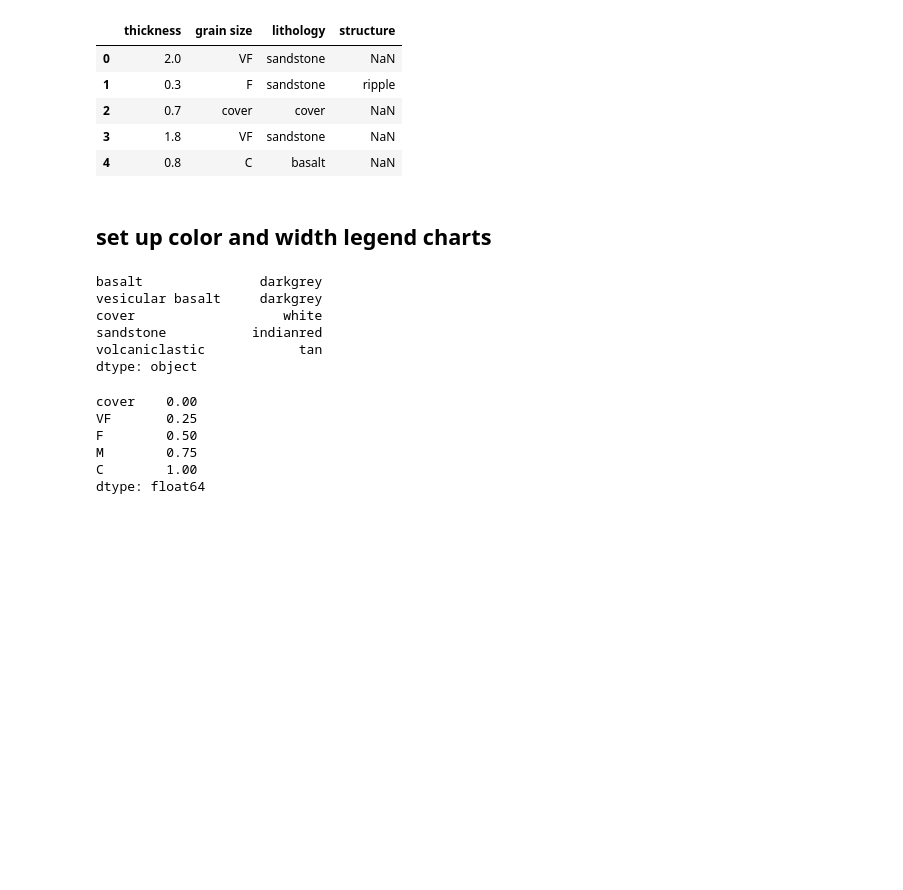
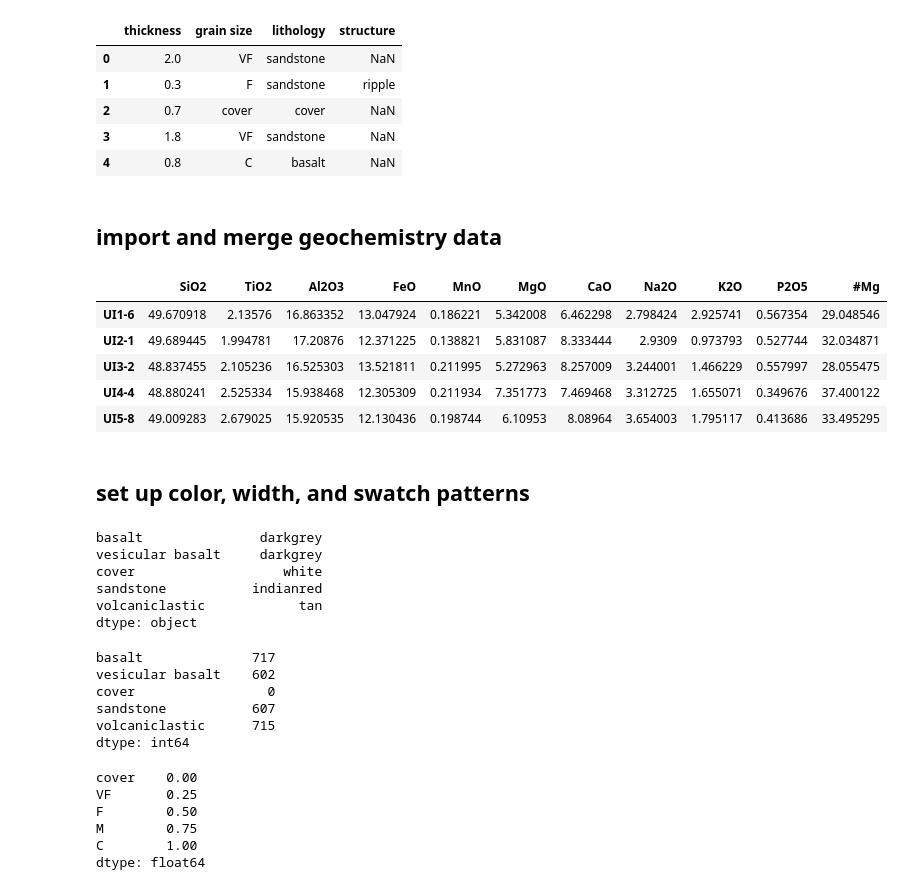
Before and after one commit to Swanson-Hysell-Group/2024_SWLLIP, a Jupyter notebook: code/Cardenas_strat.ipynb, the cells around one changed output. Cells and saved outputs as stored; diff of their text form; code cells hidden in the pictures; blank space fills up the shorter version.

```diff
--- a/code/Cardenas_strat.ipynb
+++ b/code/Cardenas_strat.ipynb
@@ -41,3 +41,22 @@ display(Basalt_Canyon_data.head())
 | 2 | 0.7 | cover | cover | NaN |
 | 3 | 1.8 | VF | sandstone | NaN |
 | 4 | 0.8 | C | basalt | NaN |
+# %% [markdown]
+## import and merge geochemistry data
+# %%
+new_XRF_data = pd.read_excel('../data/geochem/GAL-NS-311_XRF.xlsx', engine = 'openpyxl', sheet_name='GAL-NS-311_XRF')
+new_XRF_norm_major = new_XRF_data.iloc[19:29, :24]
+new_XRF_norm_major = new_XRF_norm_major.T
+
+new_XRF_norm_major.columns = ['SiO2',	'TiO2',	'Al2O3', 'FeO',	'MnO',	'MgO',	'CaO',	'Na2O',	'K2O',	'P2O5']
+new_XRF_norm_major = new_XRF_norm_major.iloc[1:]
+# calcualte #Mg
+new_XRF_norm_major['#Mg'] = new_XRF_norm_major['MgO'] / (new_XRF_norm_major['MgO']+new_XRF_norm_major['FeO']) * 100
+new_XRF_norm_major.head()
+# %% [output]
+|  | SiO2 | TiO2 | Al2O3 | FeO | MnO | MgO | CaO | Na2O | K2O | P2O5 | #Mg |
+| UI1-6 | 49.670918 | 2.13576 | 16.863352 | 13.047924 | 0.186221 | 5.342008 | 6.462298 | 2.798424 | 2.925741 | 0.567354 | 29.048546 |
+| UI2-1 | 49.689445 | 1.994781 | 17.20876 | 12.371225 | 0.138821 | 5.831087 | 8.333444 | 2.9309 | 0.973793 | 0.527744 | 32.034871 |
+| UI3-2 | 48.837455 | 2.105236 | 16.525303 | 13.521811 | 0.211995 | 5.272963 | 8.257009 | 3.244001 | 1.466229 | 0.557997 | 28.055475 |
+| UI4-4 | 48.880241 | 2.525334 | 15.938468 | 12.305309 | 0.211934 | 7.351773 | 7.469468 | 3.312725 | 1.655071 | 0.349676 | 37.400122 |
+| UI5-8 | 49.009283 | 2.679025 | 15.920535 | 12.130436 | 0.198744 | 6.10953 | 8.08964 | 3.654003 | 1.795117 | 0.413686 | 33.495295 |
@@ -44,5 +67,5 @@ display(Basalt_Canyon_data.head())
 # %% [markdown]
-## set up color and width legend charts
+## set up color, width, and swatch patterns
 # %%
 lithology = ['basalt', 'vesicular basalt', 'cover', 'sandstone', 'volcaniclastic']
 color = ['darkgrey', 'darkgrey', 'white', 'indianred', 'tan']
@@ -55,6 +79,17 @@ cover                   white
 sandstone           indianred
 volcaniclastic            tan
 dtype: object
+# %%
+swatches = [717, 602, 0, 607, 715]
+swatch_chart = pd.Series(index=lithology, data = swatches)
+swatch_chart
+# %% [output]
+basalt              717
+vesicular basalt    602
+cover                 0
+sandstone           607
+volcaniclastic      715
+dtype: int64
 # %%
 grain_size = ['cover', 'VF', 'F', 'M', 'C']
 widths = [0.0, 0.25, 0.5, 0.75, 1.0]
```
Also changed, not shown: parts of 9 cells of this notebook, 4 other files.
